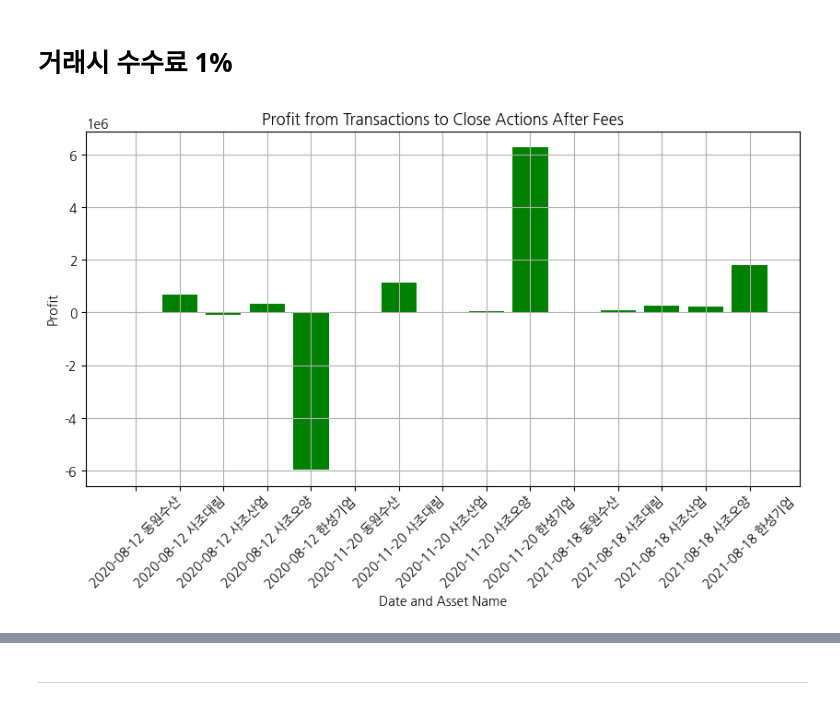
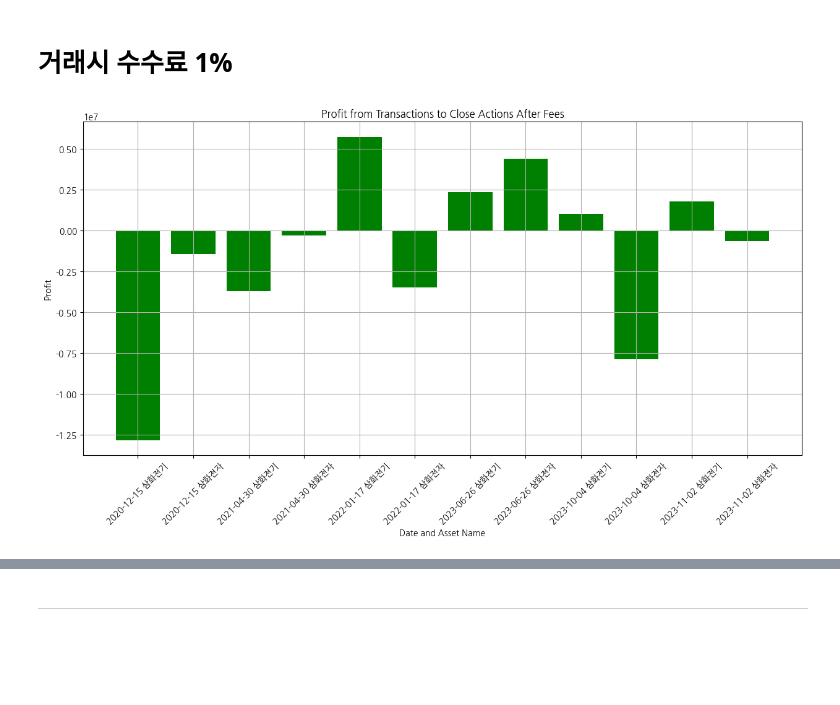
Before and after one commit to DART-KNU/End-to-End-Pairs-Trading, a Jupyter notebook: BTE pairs trading/Backtesting.ipynb, the cells around one changed output, grey strips where cells are left out. Cells and saved outputs as stored; diff of their text form; code cells hidden in the pictures; blank space fills up the shorter version.

```diff
--- a/BTE pairs trading/Backtesting.ipynb
+++ b/BTE pairs trading/Backtesting.ipynb
@@ -71,6 +74,6 @@ groups
 # %%
-test_num = 0
-algorithm = "KMeans"
+test_num = 2
+algorithm = "Hierarchical"
 df = train_data[groups[algorithm][test_num]]
 # %%
 def engle_granger_test(cols):
@@ -112,7 +115,6 @@ def asset_selection(sets):
 
     asset1.add(first_pair[0])  # 첫 번째 요소를 asset1에 추가
     asset2.add(first_pair[1])  # 두 번째 요소를 asset2에 추가
-
     # 나머지 쌍을 그룹에 배치
     for pair in sets[1:]:
         a, b = pair['columns']
@@ -150,13 +152,18 @@ def select_result(results_sorted):
     selected_results
     asset1, asset2 = asset_selection(selected_results)
     selected_results
+    filtered_results=[]
     for result in selected_results:
         asset1_name, asset2_name = result['columns']
+        current_columns = result['columns']
+        if not (all(column in asset1 for column in current_columns) or all(column in asset2 for column in current_columns)):
+            filtered_results.append(result)
+        selected_results = filtered_results
         if asset1_name not in asset1 or asset2_name not in asset2:
             # 두 자산의 순서가 리스트 순서와 일치하지 않는 경우, 순서를 바꿉니다.
             result['columns'] = [asset1_name, asset2_name]
     return selected_results, asset1, asset2
 
-selected_results, asset1, asset2 = select_result(results_sorted)
+selected_results, Asset1, Asset2 = select_result(results_sorted)
 selected_results
 # %% [output]
@@ -403,6 +381,6 @@ weighted_sum_spreads_series = get_spread(selected_results, spread_all)
 # %%
 # 상태 플래그
-def get_signal(weighted_sum_spreads_series,mean_spread, close_range, upper_stop_bound, lowwer_stop_bound,half):
+def get_signal(weighted_sum_spreads_series,mean_spread, close_range, upper_stop_bound, lowwer_stop_bound,half,Asset1,Asset2):
     above = False
     below = False
     keep = False
@@ -419,7 +397,7 @@ def get_signal(weighted_sum_spreads_series,mean_spread, close_range, upper_stop_
             for index, result in enumerate(selected_results):
                 asset1_name = result['columns'][0]
                 asset2_name = result['columns'][1]
-                if asset1_name in asset1 and asset2_name in asset2:
+                if asset1_name in Asset1 and asset2_name in Asset2:
                     signals.append({
                         'Date': date,
                         'asset1': asset1_name,
@@ -442,7 +420,7 @@ def get_signal(weighted_sum_spreads_series,mean_spread, close_range, upper_stop_
             for index, result in enumerate(selected_results):
                 asset1_name = result['columns'][0]
                 asset2_name = result['columns'][1]
-                if asset1_name in asset1 and asset2_name in asset2:
+                if asset1_name in Asset1 and asset2_name in Asset2:
                     signals.append({
                         'Date': date,
                         'asset1': asset1_name,
@@ -465,7 +443,7 @@ def get_signal(weighted_sum_spreads_series,mean_spread, close_range, upper_stop_
             for index, result in enumerate(selected_results):
                 asset1_name = result['columns'][0]
                 asset2_name = result['columns'][1]
-                if asset1_name in asset1 and asset2_name in asset2:
+                if asset1_name in Asset1 and asset2_name in Asset2:
                     signals.append({
                         'Date': date,
                         'asset1': asset1_name,
@@ -488,7 +466,7 @@ def get_signal(weighted_sum_spreads_series,mean_spread, close_range, upper_stop_
     # 데이터프레임으로 변환
     signals_df = pd.DataFrame(signals)
     return signals_df
-signals_df = get_signal(weighted_sum_spreads_series,mean_spread, close_range, upper_stop_bound, lowwer_stop_bound,half)
+signals_df = get_signal(weighted_sum_spreads_series,mean_spread, close_range, upper_stop_bound, lowwer_stop_bound,half,Asset1,Asset2)
 signals_df
 # %% [output]
 |  | Date | asset1 | asset2 | Investment Amount | Investment Type |
@@ -567,0 +536,14 @@ signals_df
+# %%
+corrected_results = []
+for item in selected_results:
+    current_columns = item['columns']
+    if current_columns[0] in Asset2 and current_columns[1] in Asset1:
+        corrected_columns = [current_columns[1], current_columns[0]]
+    else:
+        corrected_columns = current_columns
+    corrected_item = item.copy()
+    corrected_item['columns'] = corrected_columns
+    corrected_results.append(corrected_item)
+for result in corrected_results:
+    print(result)
+selected_results = corrected_results
@@ -710,36 +684,36 @@ close_agg = close_df.groupby(['date', 'asset_name']).agg({
 
 # 날짜 데이터 타입을 보장하기 위해 변환
 buy_short_agg['date'] = pd.to_datetime(buy_short_agg['date'])
 close_agg['date'] = pd.to_datetime(close_agg['date'])
 
 # 날짜에 따라 정렬 (merge_asof의 요구사항)
 buy_short_agg.sort_values('date', inplace=True)
 close_agg.sort_values('date', inplace=True)
 
 # buy_short_agg의 각 행에 대해 date_close 컬럼이 date_trade 이후 가장 가까운 날짜를 갖는 행을 찾아 매칭
 matched_df = pd.merge_asof(buy_short_agg, close_agg, on='date', by='asset_name', suffixes=('_trade', '_close'), direction='forward')
 
 # 수익 계산 전, 거래 비용 1% 고려
-matched_df['fee'] = matched_df['quantity_trade'] * matched_df['price_trade'] * 0.00  # 수수료 계산
+matched_df['fee'] = matched_df['quantity_trade'] * matched_df['price_trade'] * 0.01  # 수수료 계산
 
 # 수익 계산 (거래시 수수료 반영)
 matched_df['profit'] = matched_df.apply(
     lambda row: row['quantity_trade'] * (row['price_trade'] - row['price_close']) - row['fee'] if row['action'] == 'buy'
     else row['quantity_trade'] * (row['price_close'] - row['price_trade']) - row['fee'],
     axis=1
 )
 
 # 수익 그래프 그리기
-plt.figure(figsize=(10, 5))
+plt.figure(figsize=(15, 7))
 plt.bar(matched_df['date'].astype(str) + ' ' + matched_df['asset_name'], matched_df['profit'], color='green')
 plt.xticks(rotation=45)
 plt.title('Profit from Transactions to Close Actions After Fees')
 plt.xlabel('Date and Asset Name')
 plt.ylabel('Profit')
 plt.grid(True)
 plt.show()
 # %% [output]
-[figure, old version]
+[figure, new version]
 # %%
 import pandas as pd
 import matplotlib.pyplot as plt
```
Also changed, not shown: parts of 21 cells of this notebook, 5 other files.
